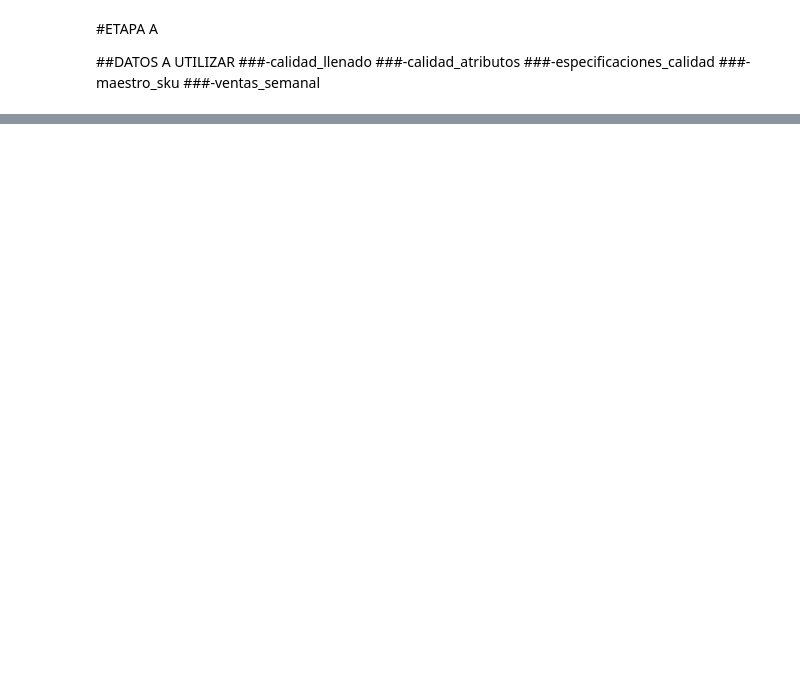
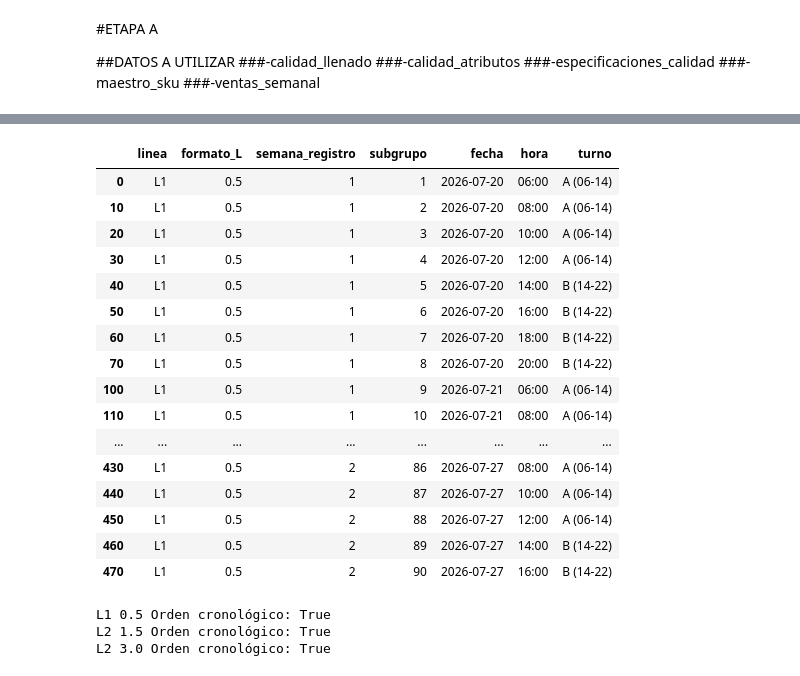
Before and after one commit to BenjaminOrtizO/CaseStudy, a Jupyter notebook: Entrega1.ipynb, the cells around one changed output, grey strips where cells are left out. Cells and saved outputs as stored; diff of their text form; code cells hidden in the pictures; blank space fills up the shorter version.

```diff
--- a/Entrega1.ipynb
+++ b/Entrega1.ipynb
@@ -142,6 +267,0 @@ dtype: object
-# %%
-calidad_llenado['fecha'] = pd.to_datetime(calidad_llenado['fecha'])
-calidad_atributos['fecha'] = pd.to_datetime(calidad_atributos['fecha'])
-
-calidad_atributos = calidad_atributos.set_index('fecha').sort_index()
-calidad_llenado = calidad_llenado.set_index('fecha').sort_index()
@@ -302,0 +960,44 @@ calidad_llenado_sg.head(840)
+# %%
+display(
+    calidad_llenado[
+        ['linea', 'formato_L', 'semana_registro',
+         'subgrupo', 'fecha', 'hora', 'turno']
+    ].drop_duplicates().sort_values(
+        ['linea', 'formato_L', 'semana_registro', 'subgrupo']
+    ).head(30)
+)
+# %% [output]
+|  | linea | formato_L | semana_registro | subgrupo | fecha | hora | turno |
+| 0 | L1 | 0.5 | 1 | 1 | 2026-07-20 | 06:00 | A (06-14) |
+| 10 | L1 | 0.5 | 1 | 2 | 2026-07-20 | 08:00 | A (06-14) |
+| 20 | L1 | 0.5 | 1 | 3 | 2026-07-20 | 10:00 | A (06-14) |
+| 30 | L1 | 0.5 | 1 | 4 | 2026-07-20 | 12:00 | A (06-14) |
+| 40 | L1 | 0.5 | 1 | 5 | 2026-07-20 | 14:00 | B (14-22) |
+| 50 | L1 | 0.5 | 1 | 6 | 2026-07-20 | 16:00 | B (14-22) |
+| 60 | L1 | 0.5 | 1 | 7 | 2026-07-20 | 18:00 | B (14-22) |
+| 70 | L1 | 0.5 | 1 | 8 | 2026-07-20 | 20:00 | B (14-22) |
+| 100 | L1 | 0.5 | 1 | 9 | 2026-07-21 | 06:00 | A (06-14) |
+| 110 | L1 | 0.5 | 1 | 10 | 2026-07-21 | 08:00 | A (06-14) |
+| ... | ... | ... | ... | ... | ... | ... | ... |
+| 430 | L1 | 0.5 | 2 | 86 | 2026-07-27 | 08:00 | A (06-14) |
+| 440 | L1 | 0.5 | 2 | 87 | 2026-07-27 | 10:00 | A (06-14) |
+| 450 | L1 | 0.5 | 2 | 88 | 2026-07-27 | 12:00 | A (06-14) |
+| 460 | L1 | 0.5 | 2 | 89 | 2026-07-27 | 14:00 | B (14-22) |
+| 470 | L1 | 0.5 | 2 | 90 | 2026-07-27 | 16:00 | B (14-22) |
+# %%
+for (linea, formato), grupo in calidad_llenado.groupby(
+    ['linea', 'formato_L']
+):
+    grupo = grupo.sort_values(
+        ['semana_registro', 'subgrupo', 'n_obs']
+    )
+
+    print(
+        linea, formato,
+        "Orden cronológico:",
+        grupo['fecha_hora'].is_monotonic_increasing
+    )
+# %% [output]
+L1 0.5 Orden cronológico: True
+L2 1.5 Orden cronológico: True
+L2 3.0 Orden cronológico: True
```
Also changed, not shown: parts of 47 cells of this notebook.
